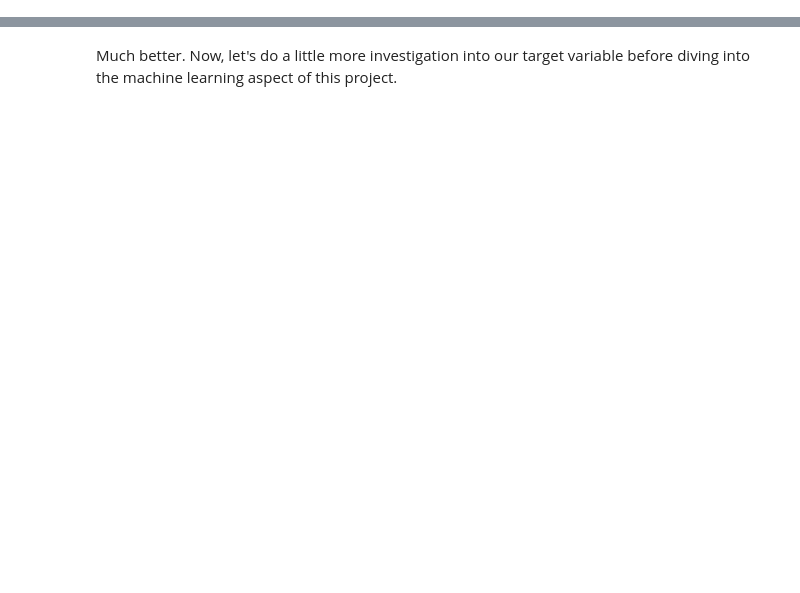
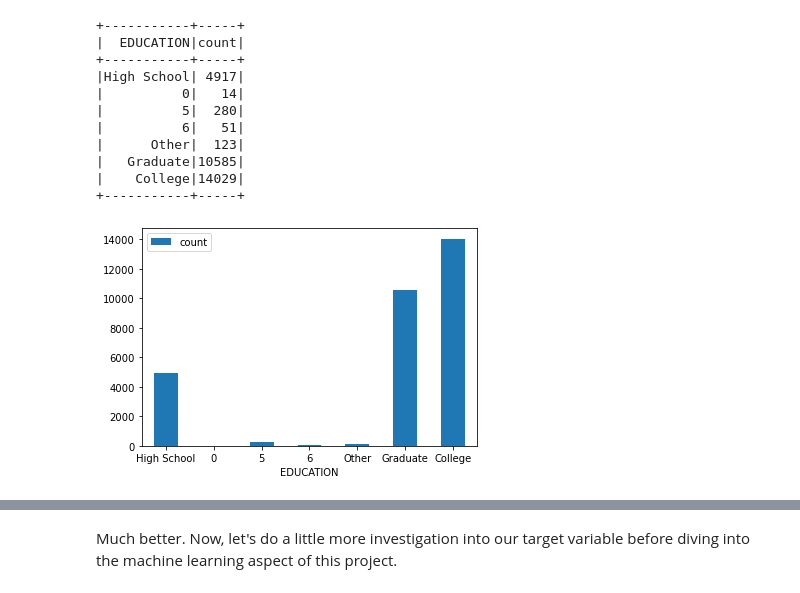
Before and after one commit to learn-co-curriculum/dsc-machine-learning-with-spark-lab, a Jupyter notebook: index.ipynb, the cells around one changed output, grey strips where cells are left out. Saved outputs shown, nothing was run; the diff lists cells and outputs as text; code cells hidden in the pictures; blank space fills up the shorter version.

```diff
--- a/index.ipynb
+++ b/index.ipynb
@@ -16,10 +24,8 @@ To begin with create a SparkSession and import the `'credit_card_default.csv'` f
 # %%
 # import necessary libraries
-from pyspark import SparkContext
 from pyspark.sql import SparkSession
 # initialize Spark Session
-sc = SparkContext('local[*]')
-spark = SparkSession(sc)
+spark = SparkSession.builder.master('local').getOrCreate()
 
 # read in csv to a spark dataframe
-spark_df = spark.read.csv('./credit_card_default.csv',header='true',inferSchema='true')
+spark_df = spark.read.csv('credit_card_default.csv', header='true', inferSchema='true')
@@ -104,0 +109,20 @@ It looks like there are barely any of the 0 and 5 categories. We can go ahead an
+# %%
+# Create bar plot of EDUCATION
+# First, aggregate data
+education_cats = spark_df.groupBy('EDUCATION').count()
+education_cats.show()
+# Then plot data
+education_cats.toPandas().plot(x="EDUCATION", y="count", kind="bar", rot=0);
+# %% [output]
++-----------+-----+
+|  EDUCATION|count|
++-----------+-----+
+|High School| 4917|
+|          0|   14|
+|          5|  280|
+|          6|   51|
+|      Other|  123|
+|   Graduate|10585|
+|    College|14029|
++-----------+-----+
+[figure, added]
```
Also changed, not shown: parts of 85 cells of this notebook, 9 other files.
